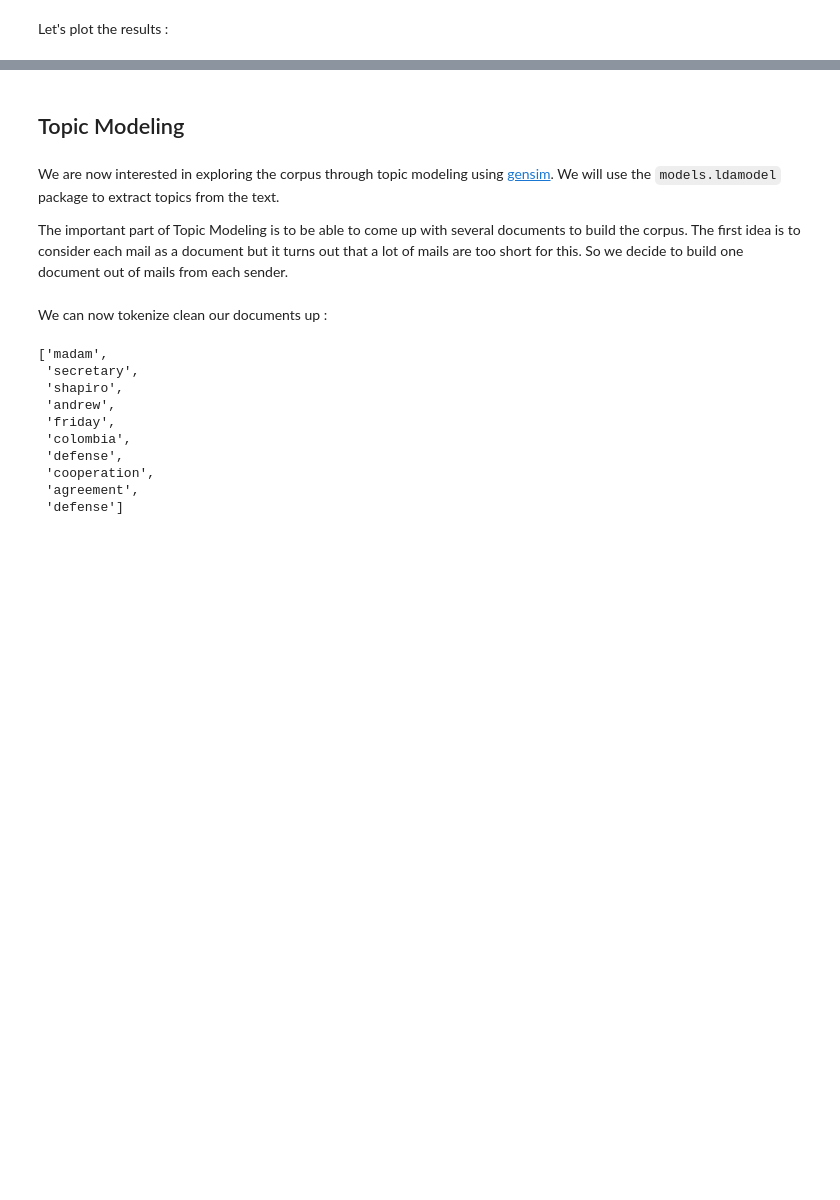
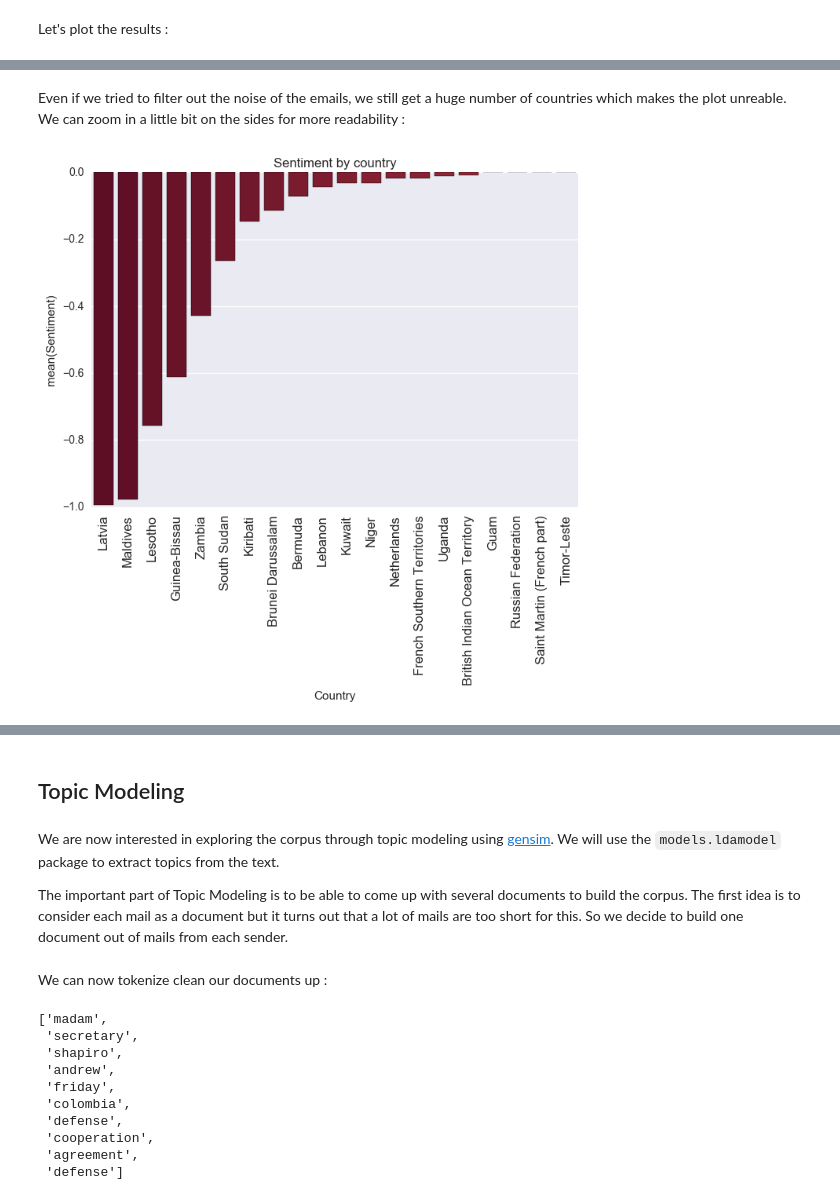
Before and after one commit to loistal/ADA_lab1, a Jupyter notebook: 05- Tamming Text/Hillary Email Controversy.ipynb, the cells around one changed output, grey strips where cells are left out. Cells and saved outputs as stored; diff of their text form; code cells hidden in the pictures; blank space fills up the shorter version.

```diff
--- a/05- Tamming Text/Hillary Email Controversy.ipynb
+++ b/05- Tamming Text/Hillary Email Controversy.ipynb
@@ -216,0 +221,9 @@ plt.show()
+# %% [markdown]
+Even if we tried to filter out the noise of the emails, we still get a huge number of countries which makes the plot unreable. We can zoom in a little bit on the sides for more readability :
+# %%
+plot = sns.barplot(data[:20].index, data[:20], palette=reversed(sns.color_palette("RdBu_r", len(data))))
+plt.title('Sentiment by country')
+plt.xticks(rotation=90, fontsize=12)
+plt.show()
+# %% [output]
+[figure, added]
```
Also changed, not shown: parts of 8 cells of this notebook.
